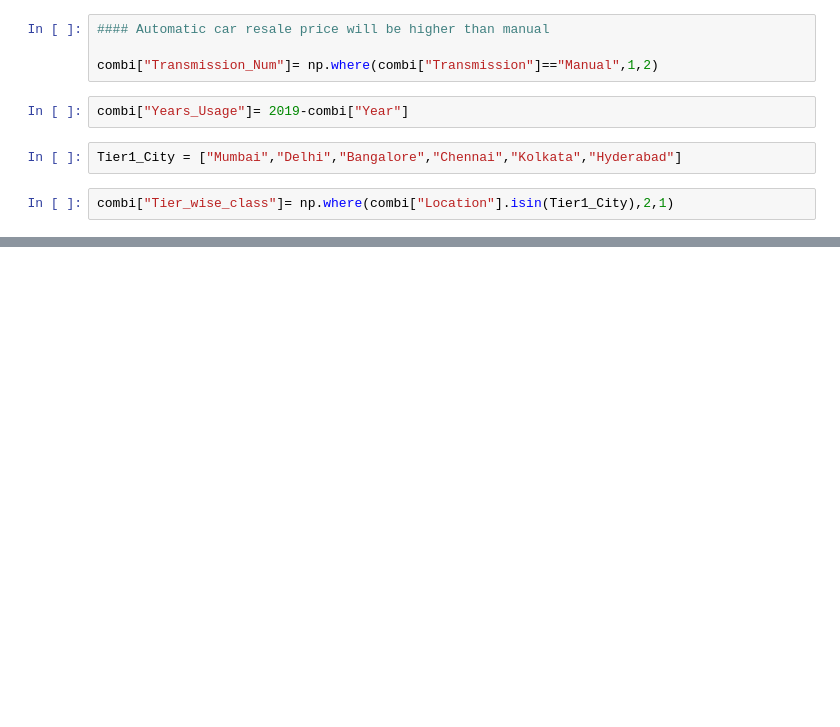
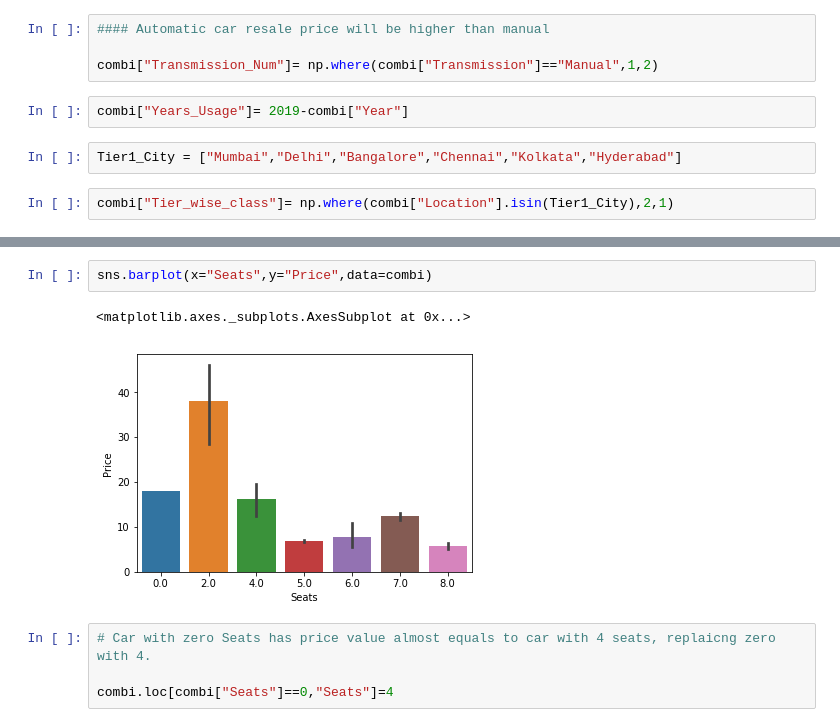
Before and after one commit to pawanrawat1990/Used_Cars_Prediction--Machine-Hacl-k, a Jupyter notebook: Used_Cars Price Prediction.ipynb, the cells around one changed output, grey strips where cells are left out. Saved outputs shown, nothing was run; the diff lists cells and outputs as text; blank space fills up the shorter version.

```diff
--- a/Used_Cars Price Prediction.ipynb
+++ b/Used_Cars Price Prediction.ipynb
@@ -164,0 +323,9 @@ combi["Tier_wise_class"]= np.where(combi["Location"].isin(Tier1_City),2,1)
+# %%
+sns.barplot(x="Seats",y="Price",data=combi)
+# %% [output]
+<matplotlib.axes._subplots.AxesSubplot at 0x...>
+[figure, added]
+# %%
+# Car with zero Seats has price value almost equals to car with 4 seats, replaicng zero with 4.
+
+combi.loc[combi["Seats"]==0,"Seats"]=4
```
Also changed, not shown: parts of 46 cells of this notebook.
